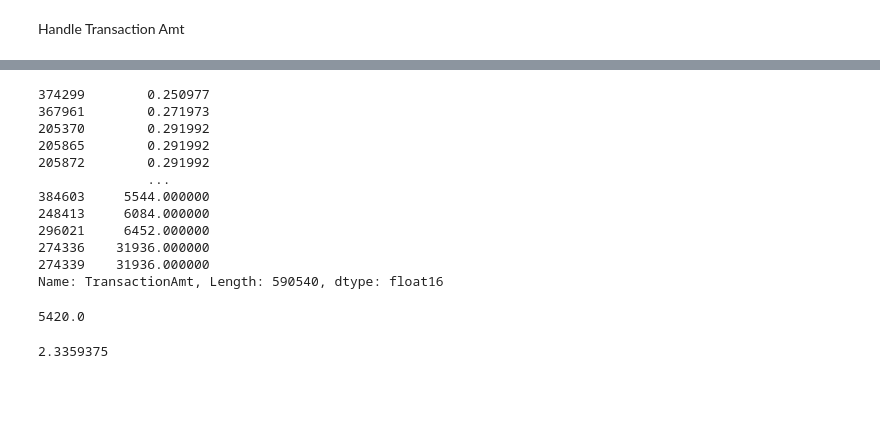
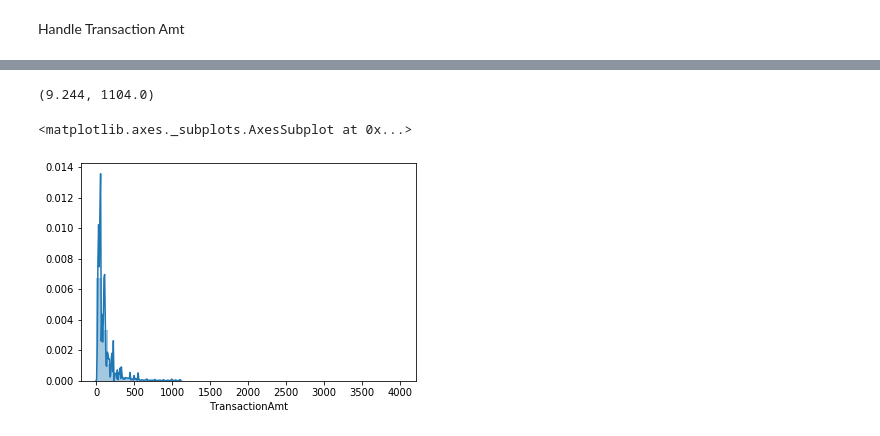
Before and after one commit to jasonliu2050/transiction_fraud, a Jupyter notebook: yifan/TransactionAmt.ipynb, the cells around one changed output, grey strips where cells are left out. Cells and saved outputs as stored; diff of their text form; code cells hidden in the pictures; blank space fills up the shorter version.

```diff
--- a/yifan/TransactionAmt.ipynb
+++ b/yifan/TransactionAmt.ipynb
@@ -32,25 +28,0 @@ Most of the Amt of transaction is below 500
-# %%
-train_txn['TransactionAmt'].sort_values()
-# %% [output]
-374299        0.250977
-367961        0.271973
-205370        0.291992
-205865        0.291992
-205872        0.291992
-              ...
-384603     5544.000000
-248413     6084.000000
-296021     6452.000000
-274336    31936.000000
-274339    31936.000000
-Name: TransactionAmt, Length: 590540, dtype: float16
-# %%
-x = train_txn['TransactionAmt'].quantile(q=0.99999)
-x
-# %% [output]
-5420.0
-# %%
-y = train_txn['TransactionAmt'].quantile(q=0.0005)
-y
-# %% [output]
-2.3359375
@@ -63,0 +29,22 @@ get_rid_of_outlier(train_txn, TransactionAmt )
+# %%
+#y is the value that is  1 percent and x is the value that is 99 percent
+y = g.quantile(q=0.01)
+x = g.quantile(q=0.99)
+y,x
+# %% [output]
+(9.244, 1104.0)
+# %%
+list1 =[] #make a list that we need to drop
+for i in p['TransactionAmt'].index:
+    if p['TransactionAmt'][i] < y or p['TransactionAmt'][i] > x:
+        list1.append(i)
+# %%
+G = p['TransactionAmt'].drop(list1) # drop the outlier values
+# %%
+#check the displot after drop outlier
+filtered = G[(G >= 0) & (G < 4000)]
+sns.distplot(filtered, kde=True, hist=True, hist_kws={"range": [0,4000]})
+#the long_tail is gone
+# %% [output]
+<matplotlib.axes._subplots.AxesSubplot at 0x...>
+[figure, added]
```
Also changed, not shown: parts of 8 cells of this notebook.
